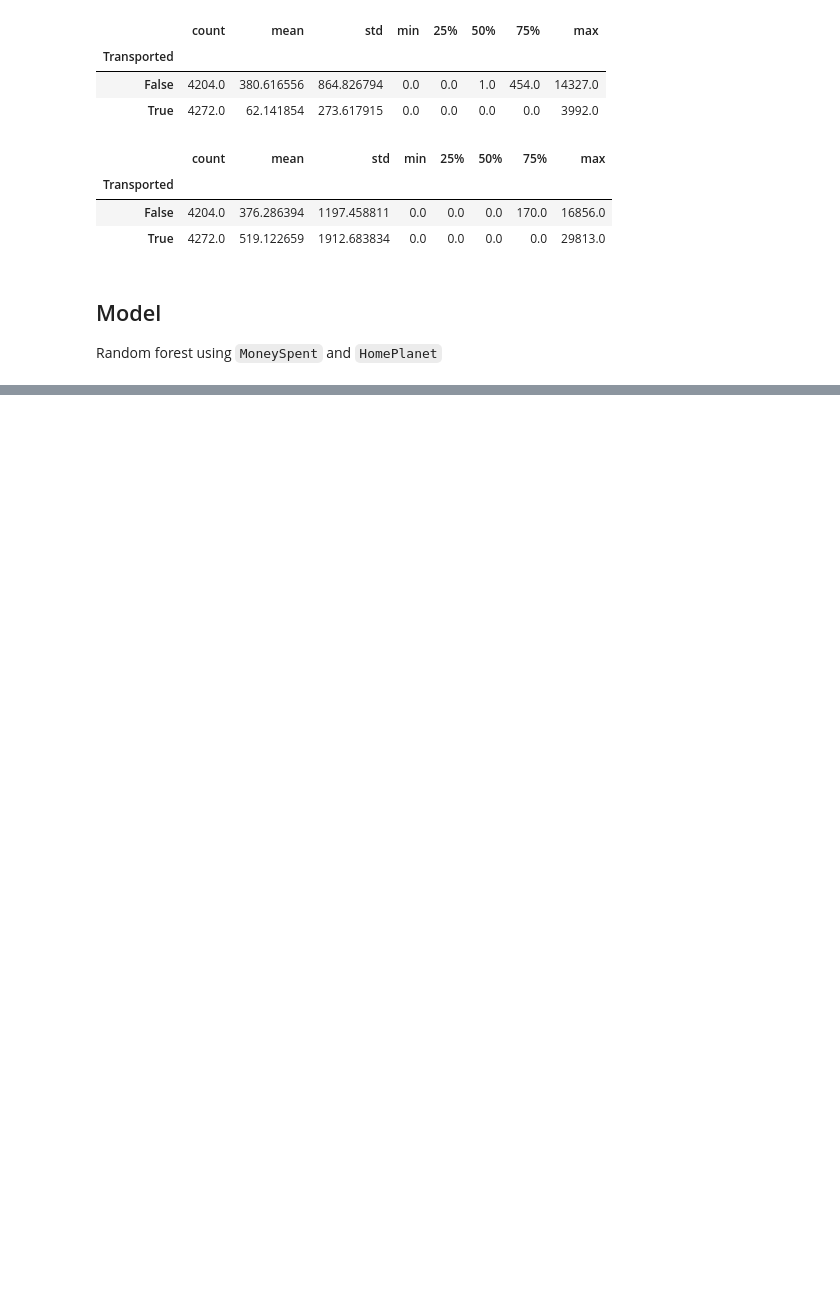
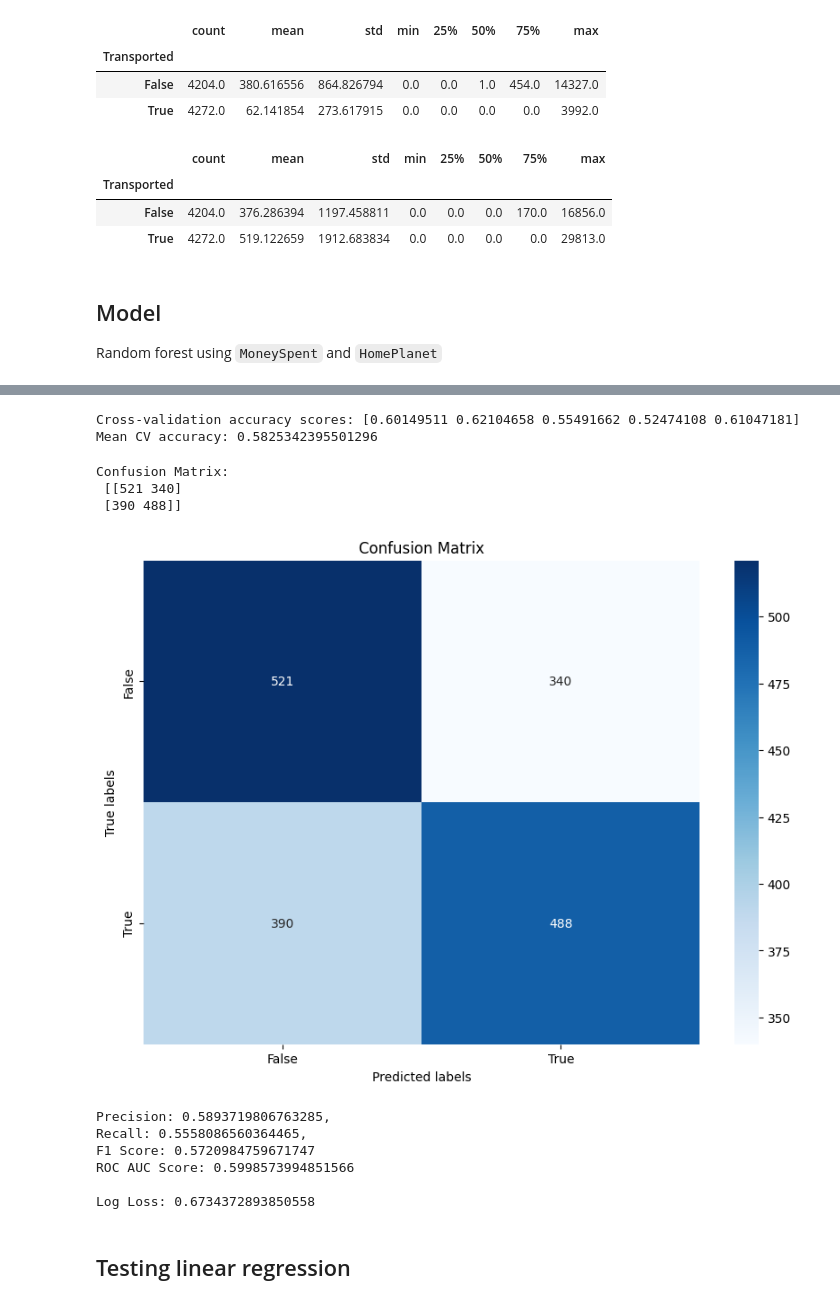
Before and after one commit to Vetle960/space-titanic-kaggle, a Jupyter notebook: eda.ipynb, the cells around one changed output, grey strips where cells are left out. Cells and saved outputs as stored; diff of their text form; code cells hidden in the pictures; blank space fills up the shorter version.

Commit message:
Added first two models

```diff
--- a/eda.ipynb
+++ b/eda.ipynb
@@ -552,0 +577,79 @@ pipeline.fit(X_train, y_train)
+# %%
+# Cross testing
+
+from sklearn.model_selection import cross_val_score
+
+# Assuming your pipeline is named `pipeline` and is already fitted if needed
+# X and y are your features and target variable
+
+# Perform cross-validation
+cv_scores = cross_val_score(rf_pipeline, X, y, cv=5, scoring='accuracy')
+
+print("Cross-validation accuracy scores:", cv_scores)
+print("Mean CV accuracy:", cv_scores.mean())
+# %% [output]
+Cross-validation accuracy scores: [0.60149511 0.62104658 0.55491662 0.52474108 0.61047181]
+Mean CV accuracy: 0.5825342395501296
+# %%
+from sklearn.metrics import confusion_matrix#, plot_confusion_matrix
+import matplotlib.pyplot as plt
+
+# Assuming X_test and y_test are your test features and labels
+y_pred = rf_pipeline.predict(X_test)
+
+# Generate the confusion matrix
+conf_matrix = confusion_matrix(y_test, y_pred)
+print("Confusion Matrix:\n", conf_matrix)
+
+# Plot the confusion matrix
+# %% [output]
+Confusion Matrix:
+ [[521 340]
+ [390 488]]
+# %%
+import numpy as np
+import matplotlib.pyplot as plt
+import seaborn as sns
+from sklearn.metrics import confusion_matrix
+
+# Assuming y_test and y_pred are available
+conf_matrix = confusion_matrix(y_test, y_pred)
+
+# Plotting using seaborn
+plt.figure(figsize=(10, 7))
+sns.heatmap(conf_matrix, annot=True, fmt='g', cmap='Blues', xticklabels=['False', 'True'], yticklabels=['False', 'True'])
+plt.xlabel('Predicted labels')
+plt.ylabel('True labels')
+plt.title('Confusion Matrix')
+plt.show()
+# %% [output]
+[figure, added]
+# %%
+from sklearn.metrics import precision_score, recall_score, f1_score, roc_auc_score, log_loss
+
+# Precision, Recall, and F1 Score
+precision = precision_score(y_test, y_pred)
+recall = recall_score(y_test, y_pred)
+f1 = f1_score(y_test, y_pred)
+
+print(f"Precision: {precision},\nRecall: {recall},\nF1 Score: {f1}")
+
+# For ROC AUC Score, you'll need probability scores instead of binary predictions
+y_prob = rf_pipeline.predict_proba(X_test)[:, 1]  # Assuming your model has a predict_proba method
+roc_auc = roc_auc_score(y_test, y_prob)
+
+print(f"ROC AUC Score: {roc_auc}\n")
+
+# Log Loss
+logloss = log_loss(y_test, y_prob)
+
+print(f"Log Loss: {logloss}")
+# %% [output]
+Precision: 0.5893719806763285,
+Recall: 0.5558086560364465,
+F1 Score: 0.5720984759671747
+ROC AUC Score: 0.5998573994851566
+
+Log Loss: 0.6734372893850558
+# %% [markdown]
+## Testing linear regression
```
Also changed, not shown: parts of 6 cells of this notebook.
